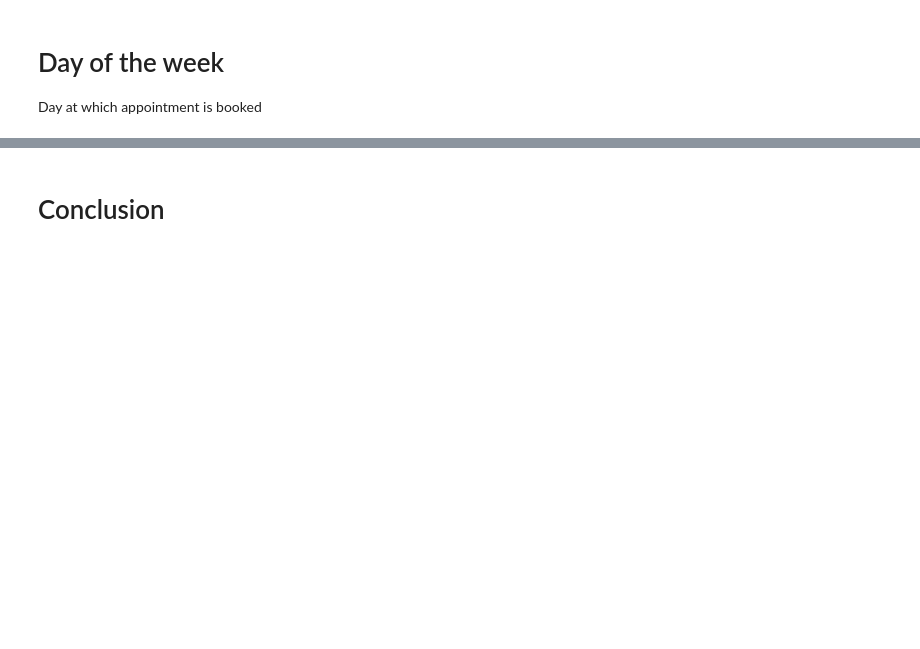
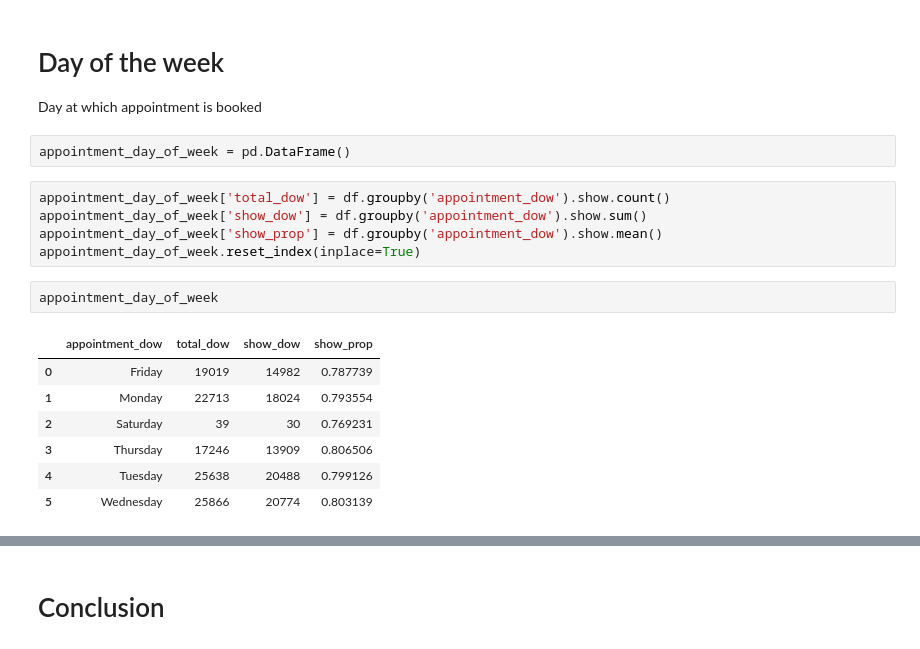
Before and after one commit to dishankkalra23/Algorithms, a Jupyter notebook: Medical_Appointment_No_Shows.ipynb, the cells around one changed output, grey strips where cells are left out. Cells and saved outputs as stored; diff of their text form; blank space fills up the shorter version.

```diff
--- a/Medical_Appointment_No_Shows.ipynb
+++ b/Medical_Appointment_No_Shows.ipynb
@@ -745,3 +767,20 @@ plt.xticks(rotation=75);
 # %% [markdown]
 # Day of the week
 Day at which appointment is booked
+# %%
+appointment_day_of_week = pd.DataFrame()
+# %%
+appointment_day_of_week['total_dow'] = df.groupby('appointment_dow').show.count()
+appointment_day_of_week['show_dow'] = df.groupby('appointment_dow').show.sum()
+appointment_day_of_week['show_prop'] = df.groupby('appointment_dow').show.mean()
+appointment_day_of_week.reset_index(inplace=True)
+# %%
+appointment_day_of_week
+# %% [output]
+|  | appointment_dow | total_dow | show_dow | show_prop |
+| 0 | Friday | 19019 | 14982 | 0.787739 |
+| 1 | Monday | 22713 | 18024 | 0.793554 |
+| 2 | Saturday | 39 | 30 | 0.769231 |
+| 3 | Thursday | 17246 | 13909 | 0.806506 |
+| 4 | Tuesday | 25638 | 20488 | 0.799126 |
+| 5 | Wednesday | 25866 | 20774 | 0.803139 |
```
Also changed, not shown: parts of 13 cells of this notebook.
